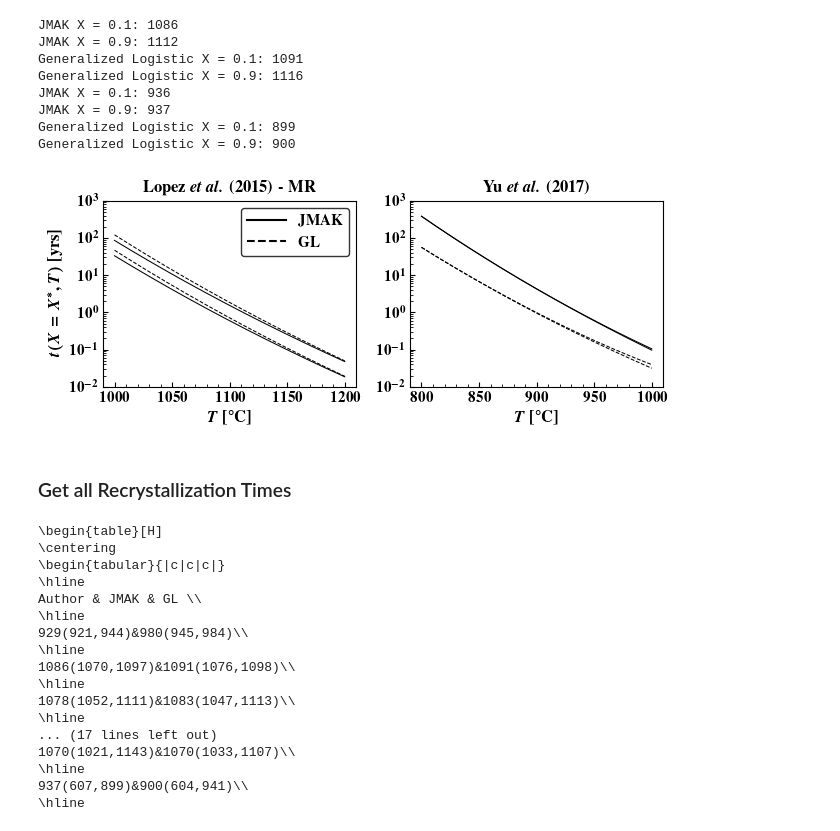
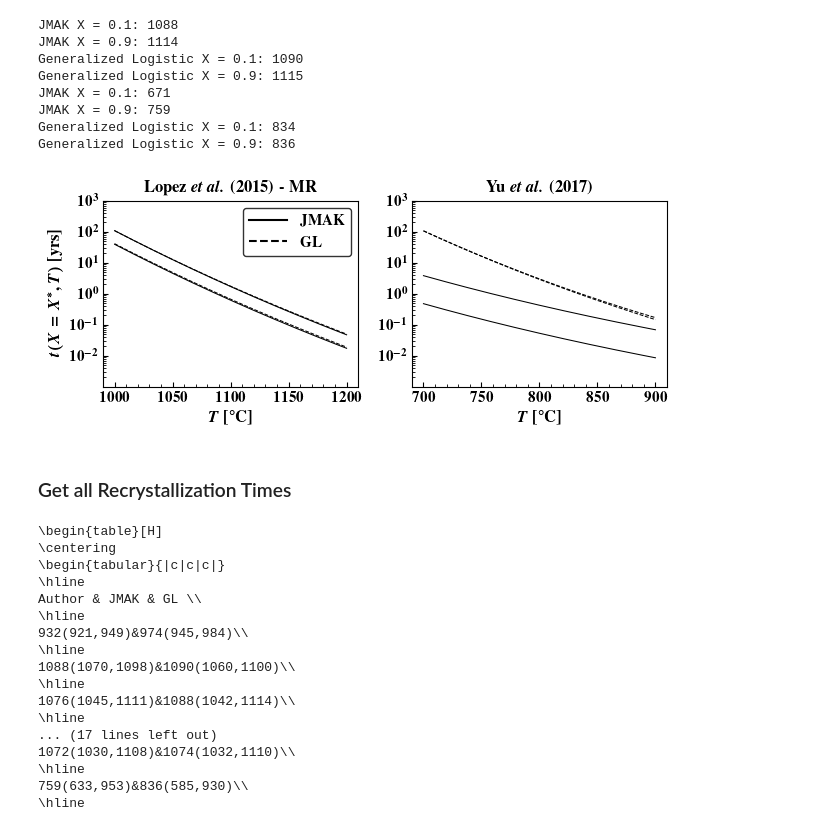
Before and after one commit to ml-ME-gatech/modeling_tungsten, a Jupyter notebook: recrystallization/visualizations/time_to_rx_curves.ipynb, the cells around one changed output. Saved outputs shown, nothing was run; the diff lists cells and outputs as text; code cells hidden in the pictures.

```diff
--- a/recrystallization/visualizations/time_to_rx_curves.ipynb
+++ b/recrystallization/visualizations/time_to_rx_curves.ipynb
@@ -147,7 +147,7 @@ fig,axes = plt.subplots(ncols = 2,figsize = (6.5,2.75))
 for ax in axes:
     setup_axis_default(ax)
 
-T_lims = ([1000,1200],[800,1000])
+T_lims = ([1000,1200],[700,900])
 for ax,data_name,Tlim in zip(axes,['Lopez et al. (2015) - MR','Yu et al. (2017)'],T_lims):
     ax.set_xlabel(r'$T$ \textbf{[$^{\circ}$C]}',fontsize = 12)
     ax.set_ylabel(r'$t(X = X^*,T)$ \textbf{[yrs]}',fontsize = 12)
@@ -155,43 +155,43 @@ for ax,data_name,Tlim in zip(axes,['Lopez et al. (2015) - MR','Yu et al. (2017)'
 
     temperature = np.linspace(*Tlim,1000) + 273.15
     for ttrx,rx_temp,model_name,ep_param,style in zip([jmak_time_to_rx,gl_to_to_rx],
                                                     [get_jmak_rx_temp,get_gl_rx_temp],
                                                     ['JMAK_{}','Generalized Logistic_{}'],
                                                     ['n','nu'],['-','--']):
         inf_summary = pd.read_csv(INFERENCE_PATH.joinpath(f'{model_name.format(data_name)}_trunc_normal_params.csv'),index_col = 0)
         for X in [0.1,0.9]:
             time = ttrx(*inf_summary.loc[['a1','a2','B1','B2',ep_param],'ml'].to_numpy(),X,temperature)
             ax.plot(temperature-273.15,time/SECONDS_TO_YEAR,color = 'k',
                     lw = 0.75,ls = style)
 
             temp = rx_temp(*inf_summary.loc[['a1','a2','B1','B2',ep_param],'ml'].to_numpy(),X,SECONDS_TO_YEAR)
             print(model_name.format('')[:-1] + f' X = {X}:',round(float(temp) - 273.13))
 
     ax.set_yscale('log')
-    ax.set_ylim([1e-2,1e3])
+    ax.set_ylim([1e-3,1e3])
     ax.set_yticks(np.logspace(-2,3,6))
 
 legend = axes[0].legend(loc = 'upper right',fontsize = 11,
                    handles = [Line2D([0], [0], color='k', lw=1.5, label=r'\textbf{JMAK}'),
                               Line2D([0], [0], color='k', lw=1.5, ls='--', label=r'\textbf{GL}')],
                    handlelength = 2.5)
 legend.get_frame().set_edgecolor('black')
 legend.get_frame().set_linewidth(1.0)
 
 
 axes[1].set_ylabel('')
 fig.tight_layout()
 fig.savefig(GIT_IMAGE_PATH.joinpath('rx_temp_example.svg'),bbox_inches = 'tight')
 # %% [output]
-JMAK X = 0.1: 1086
-JMAK X = 0.9: 1112
-Generalized Logistic X = 0.1: 1091
-Generalized Logistic X = 0.9: 1116
-JMAK X = 0.1: 936
-JMAK X = 0.9: 937
-Generalized Logistic X = 0.1: 899
-Generalized Logistic X = 0.9: 900
+JMAK X = 0.1: 1088
+JMAK X = 0.9: 1114
+Generalized Logistic X = 0.1: 1090
+Generalized Logistic X = 0.9: 1115
+JMAK X = 0.1: 671
+JMAK X = 0.9: 759
+Generalized Logistic X = 0.1: 834
+Generalized Logistic X = 0.9: 836
-[figure, old version]
+[figure, new version]
 # %% [markdown]
 ### Get all Recrystallization Times
 # %%
@@ -236,7 +236,7 @@ for X in [0.1,0.9]:
 
             samples = [posterior_samples[p][::10] for p in ['a1','a2','B1','B2',ep_param,'sigma']]
             ml_temp = ml_rx_temp(*inf_summary.loc[['a1','a2','B1','B2',ep_param],'ml'].to_numpy(),X,SECONDS_TO_YEAR)
-            sample_temp = sample_rx_temperature(samp_rx_temp,SECONDS_TO_YEAR,(600 + 273.15,2000 + 273.15),X,samples)
+            sample_temp = sample_rx_temperature(samp_rx_temp,SECONDS_TO_YEAR,(100 + 273.15,3000 + 273.15),X,samples)
 
             #print(sample_temp)
             low,high = hpdi(sample_temp[:,jnp.newaxis],0.95)
@@ -253,14 +253,14 @@ for X in [0.1,0.9]:
 \hline
 Author & JMAK & GL \\
 \hline
-929(921,944)&980(945,984)\\
+932(921,949)&974(945,984)\\
 \hline
-1086(1070,1097)&1091(1076,1098)\\
+1088(1070,1098)&1090(1060,1100)\\
 \hline
-1078(1052,1111)&1083(1047,1113)\\
+1076(1045,1111)&1088(1042,1114)\\
 \hline
 ... (17 lines left out)
-1070(1021,1143)&1070(1033,1107)\\
+1072(1030,1108)&1074(1032,1110)\\
 \hline
-937(607,899)&900(604,941)\\
+759(633,953)&836(585,930)\\
 \hline
```
Also changed, not shown: 21 other files.
